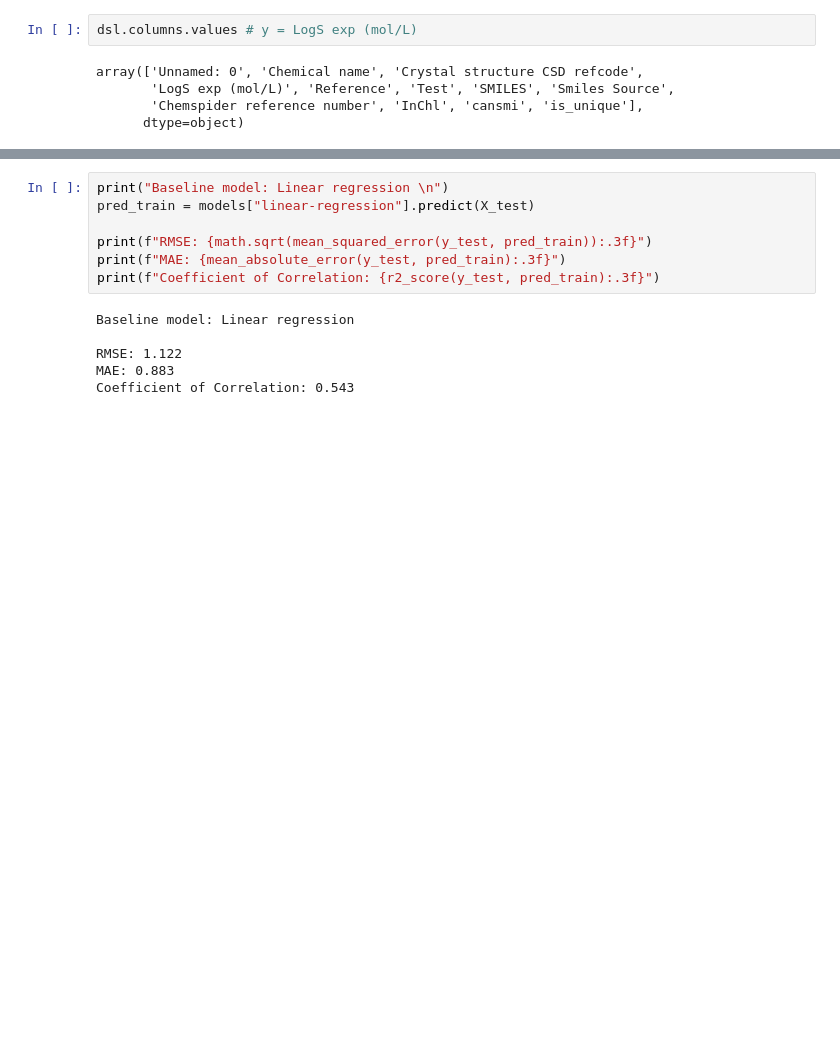
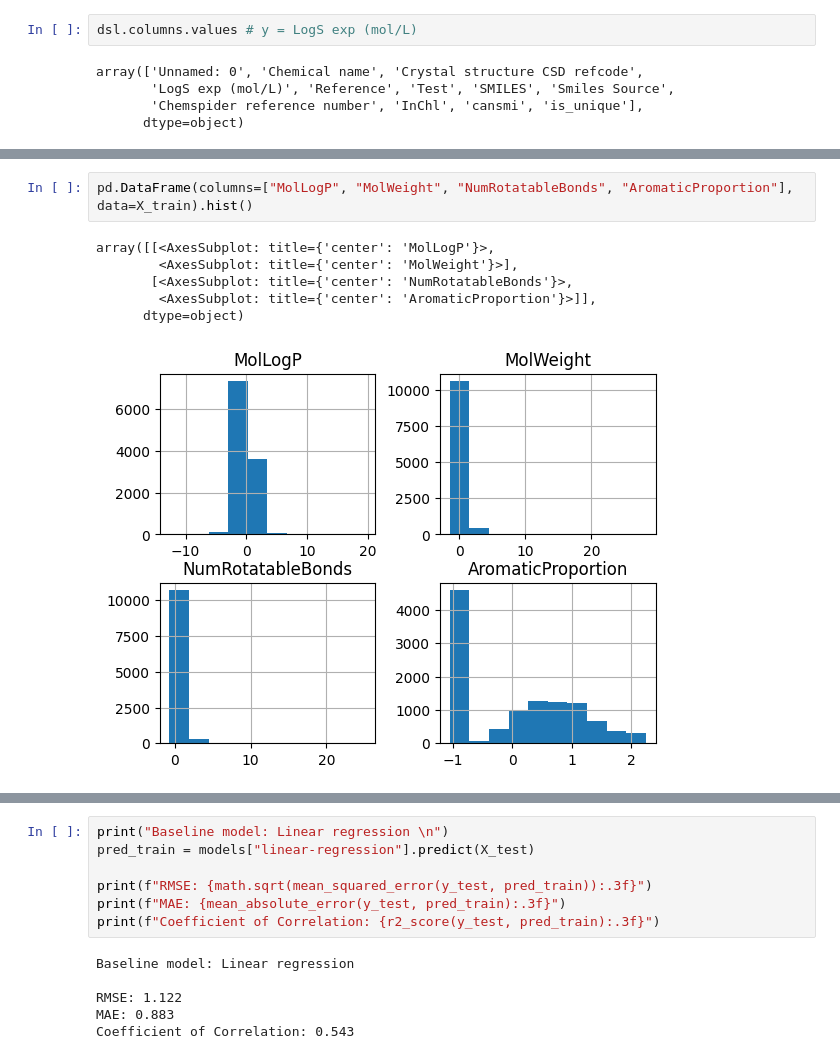
Before and after one commit to poloarol/small-molecules, a Jupyter notebook: solubility-feature-engineering.ipynb, the cells around one changed output, grey strips where cells are left out. Drawn from its saved outputs; the diff is of its cells as text; blank space fills up the shorter version.

```diff
--- a/solubility-feature-engineering.ipynb
+++ b/solubility-feature-engineering.ipynb
@@ -200,0 +215,9 @@ train_dataset = train_dataset.sample(frac=1)
+# %%
+pd.DataFrame(columns=["MolLogP", "MolWeight", "NumRotatableBonds", "AromaticProportion"], data=X_train).hist()
+# %% [output]
+array([[<AxesSubplot: title={'center': 'MolLogP'}>,
+        <AxesSubplot: title={'center': 'MolWeight'}>],
+       [<AxesSubplot: title={'center': 'NumRotatableBonds'}>,
+        <AxesSubplot: title={'center': 'AromaticProportion'}>]],
+      dtype=object)
+[figure, added]
```
Also changed, not shown: parts of 24 cells of this notebook, 16 other files.
